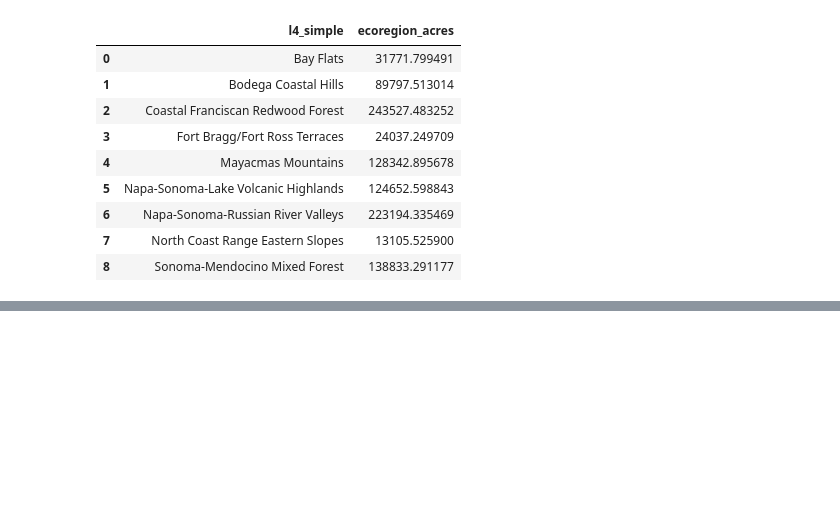
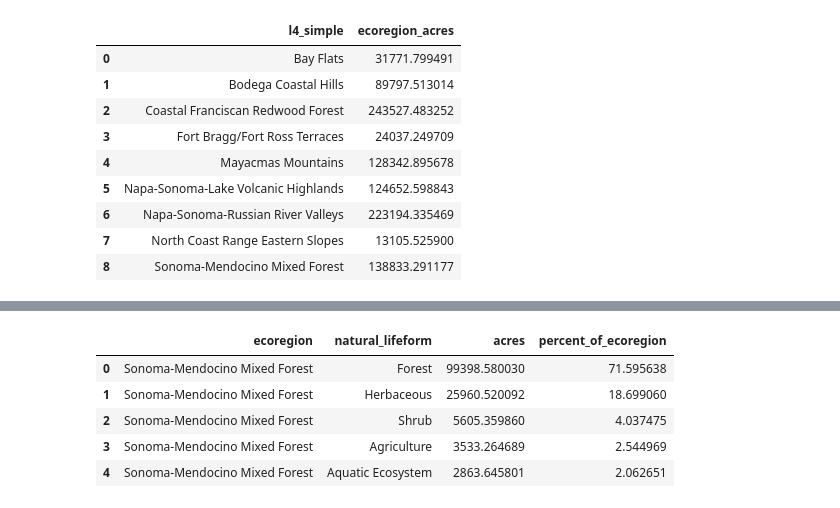
Before and after one commit to acmarley-erg/soco_resilience, a Jupyter notebook: py/zone_stats.ipynb, the cells around one changed output, grey strips where cells are left out. Drawn from its saved outputs; the diff is of its cells as text; code cells hidden in the pictures; blank space fills up the shorter version.

Commit message:
added sonoma veg stats

```diff
--- a/py/zone_stats.ipynb
+++ b/py/zone_stats.ipynb
@@ -27,6 +27,10 @@ slr_75 = gpd.read_file(clean_data + "fldhazd_slr75_w000/all_fldhazd_slr75_w000.s
 slr_75_100 = gpd.read_file(clean_data + "fldhazd_slr75_w100/all_fldhazd_slr75_w100.shp")
 slr_200 = gpd.read_file(clean_data + "fldhazd_slr200_w000/all_fldhazd_slr200_w000.shp")
 ls_risk = gpd.read_file(clean_data + "soco_landslide_risk/ls_risk_simp.shp")
+
+# read in assets data
+sonoma_veg_simp = gpd.read_file(clean_data + "sonoma_veg/sonoma_veg.shp")
+landuse = gpd.read_file(raw_data + "soco_landuse/soco_landuse.shp")
 # %% [markdown]
 ### Initial Data Cleaning
 # %%
@@ -64,3 +68,7 @@ floodplains_simp = floodplains_simp.filter(['geometry'])
 slr_75_simp = slr_75.to_crs(epsg=2226).dissolve()
 slr_75_100_simp = slr_75_100.to_crs(epsg=2226).dissolve()
 slr_200_simp = slr_200.to_crs(epsg=2226).dissolve()
+# %%
+# dissolve sonoma veg by natural lifeform
+veg_natural = sonoma_veg_simp[['natural_si', 'geometry']]
+veg_natural = veg_natural.dissolve(by="natural_si").reset_index()
@@ -192,0 +218,4 @@ hazard_ecoregions_with_pcts.to_csv(clean_data + "hazard_ecoregion_stats.csv")
+# %%
+# flip order of intersection to keep natural simple column groups
+zones_veg_nat = util.zone_intersect(veg_natural, ecoregions_simp, 'natural_lifeform')
+zones_veg_nat.head()
@@ -192,0 +229,19 @@ hazard_ecoregions_with_pcts.to_csv(clean_data + "hazard_ecoregion_stats.csv")
+# %%
+# get top 5 group types
+zones_veg_nat_top = zones_veg_nat.sort_values(by="natural_lifeform", ascending=False).groupby(["l4_simple"]).head(5).sort_values(by = ["l4_simple",  "natural_lifeform"], ascending = False)
+
+# get percentage each group type is
+zones_veg_nat_top = zones_veg_nat_top.merge(ecoregion_area, how='left', on = 'l4_simple')
+zones_veg_nat_top['percent_of_ecoregion'] = zones_veg_nat_top['natural_lifeform'] / zones_veg_nat_top['ecoregion_acres'] * 100
+
+# Clean up for export
+zones_veg_nat_top = zones_veg_nat_top.rename(columns = {'natural_lifeform': 'acres', 'l4_simple': 'ecoregion', 'natural_si': 'natural_lifeform'})
+zones_veg_nat_top = zones_veg_nat_top[['ecoregion', 'natural_lifeform', 'acres', 'percent_of_ecoregion']]
+zones_veg_nat_top.head()
+# %% [output]
+|  | ecoregion | natural_lifeform | acres | percent_of_ecoregion |
+| 0 | Sonoma-Mendocino Mixed Forest | Forest | 99398.580030 | 71.595638 |
+| 1 | Sonoma-Mendocino Mixed Forest | Herbaceous | 25960.520092 | 18.699060 |
+| 2 | Sonoma-Mendocino Mixed Forest | Shrub | 5605.359860 | 4.037475 |
+| 3 | Sonoma-Mendocino Mixed Forest | Agriculture | 3533.264689 | 2.544969 |
+| 4 | Sonoma-Mendocino Mixed Forest | Aquatic Ecosystem | 2863.645801 | 2.062651 |
```
Also changed, not shown: parts of 10 cells of this notebook.
